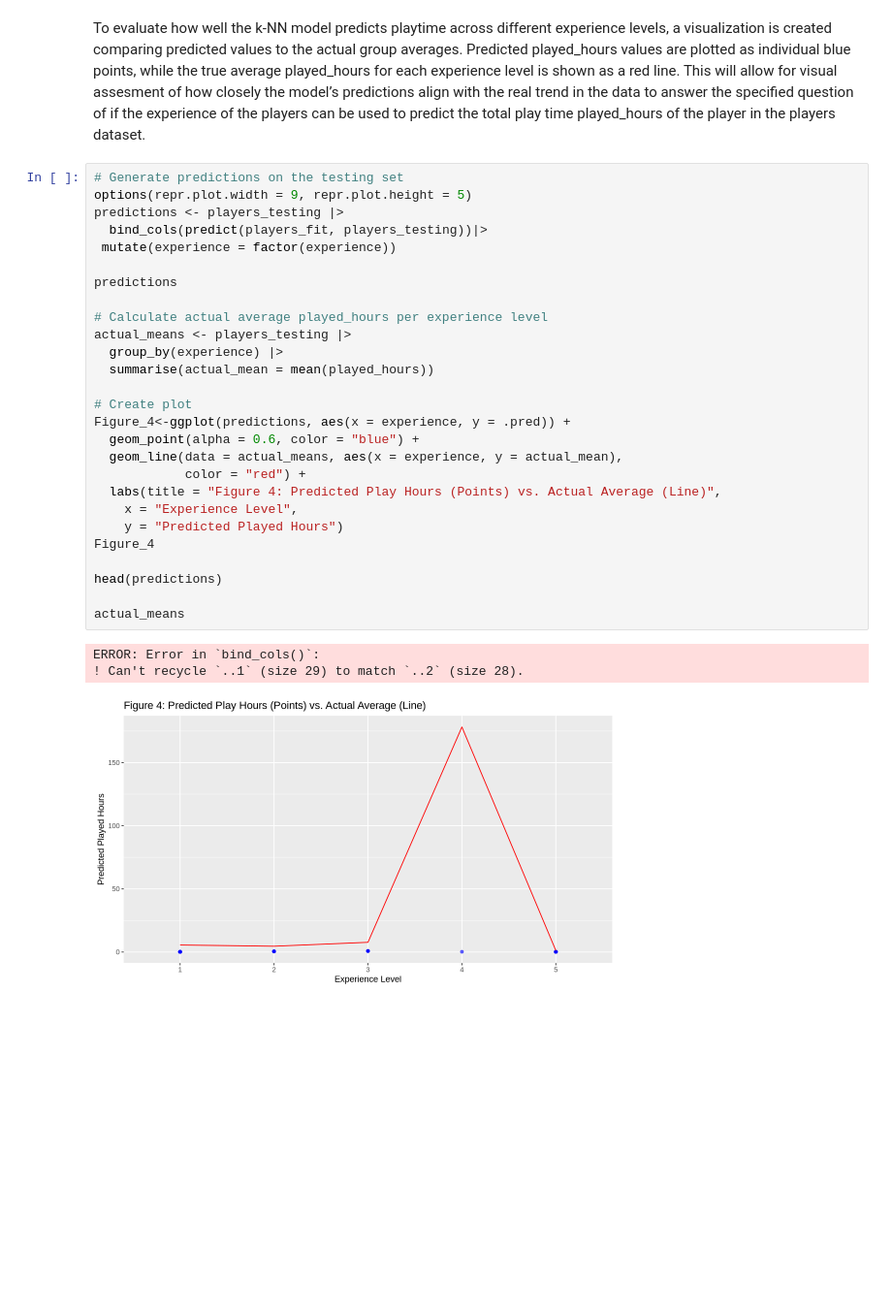
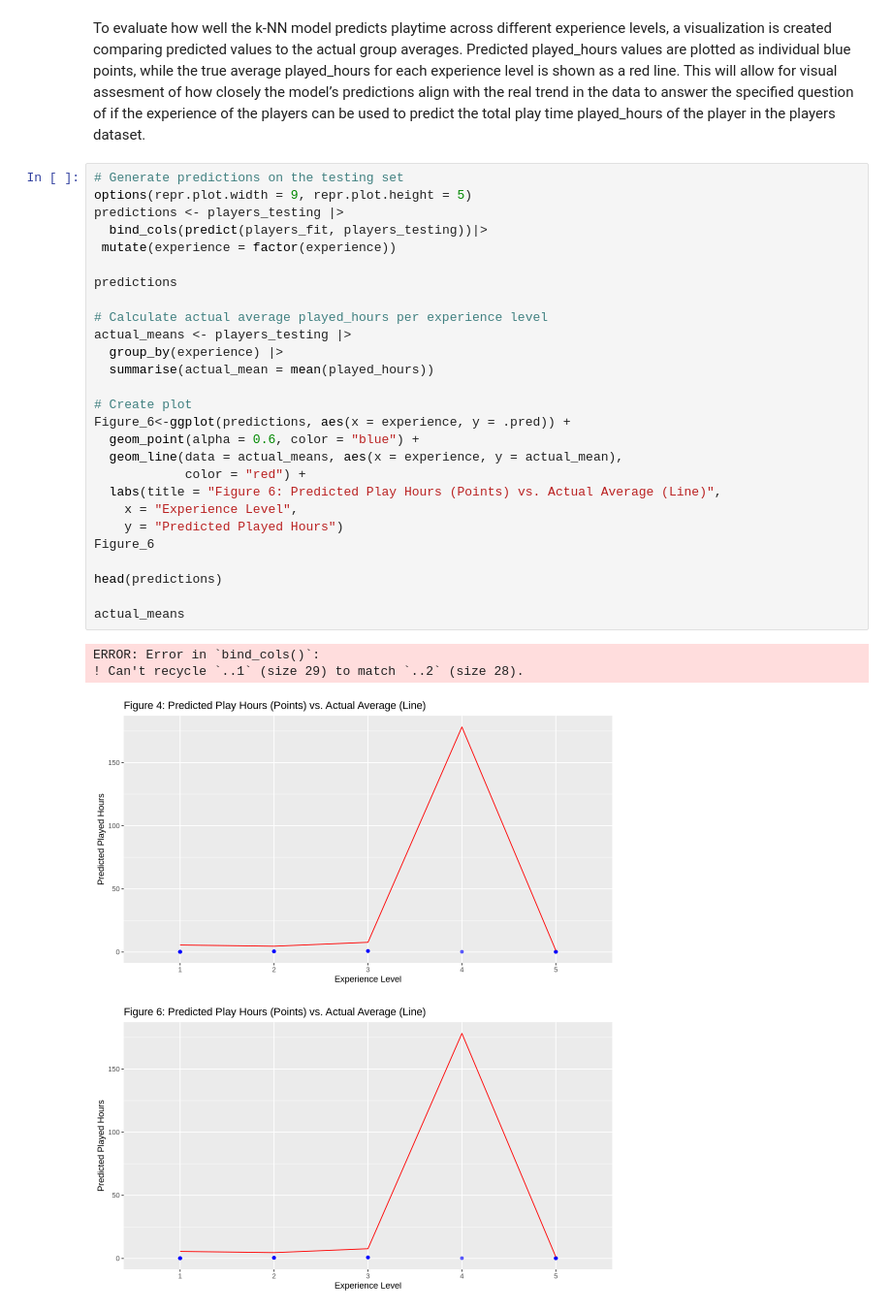
Before and after one commit to bhxxmika/DSCI-Group-Project-, a Jupyter notebook: Group_project.ipynb, the cells around one changed output. Shown at 97% size. Drawn from its saved outputs; the diff is of its cells as text; blank space fills up the shorter version.

Commit message:
graph changes

```diff
--- a/Group_project.ipynb
+++ b/Group_project.ipynb
@@ -364,31 +364,32 @@ To evaluate how well the k-NN model predicts playtime across different experienc
 # %%
 # Generate predictions on the testing set
 options(repr.plot.width = 9, repr.plot.height = 5)
 predictions <- players_testing |>
   bind_cols(predict(players_fit, players_testing))|>
  mutate(experience = factor(experience))
 
 predictions
 
 # Calculate actual average played_hours per experience level
 actual_means <- players_testing |>
   group_by(experience) |>
   summarise(actual_mean = mean(played_hours))
 
 # Create plot
-Figure_4<-ggplot(predictions, aes(x = experience, y = .pred)) +
+Figure_6<-ggplot(predictions, aes(x = experience, y = .pred)) +
   geom_point(alpha = 0.6, color = "blue") +
   geom_line(data = actual_means, aes(x = experience, y = actual_mean),
             color = "red") +
-  labs(title = "Figure 4: Predicted Play Hours (Points) vs. Actual Average (Line)",
+  labs(title = "Figure 6: Predicted Play Hours (Points) vs. Actual Average (Line)",
     x = "Experience Level",
     y = "Predicted Played Hours")
-Figure_4
+Figure_6
 
 head(predictions)
 
 actual_means
 # %% [output]
 ERROR: Error in `bind_cols()`:
 ! Can't recycle `..1` (size 29) to match `..2` (size 28).
 [figure]
+[figure, added]
```
